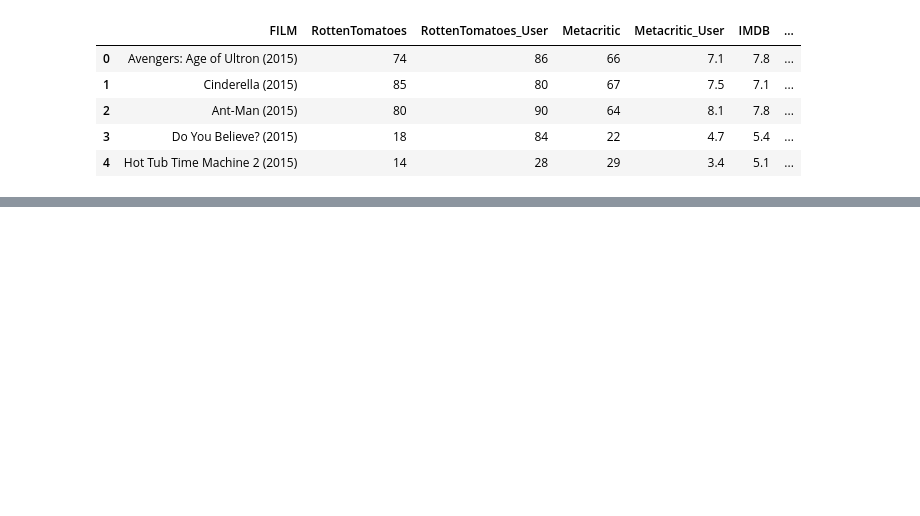
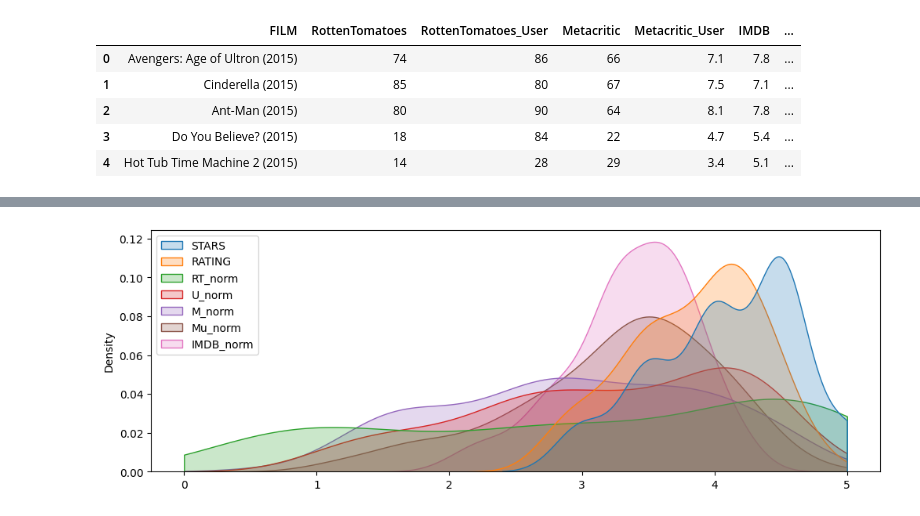
Before and after one commit to ibrahim10sy/learn-python, a Jupyter notebook: projet4.ipynb, the cells around one changed output, grey strips where cells are left out. Saved outputs shown, nothing was run; the diff lists cells and outputs as text; code cells hidden in the pictures; blank space fills up the shorter version.

```diff
--- a/projet4.ipynb
+++ b/projet4.ipynb
@@ -51,7 +52,7 @@ df['RT_norm'] = np.round(df['RottenTomatoes'] / 20 , 1)
 df['U_norm'] = np.round(df['RottenTomatoes_User'] / 20 , 1)
 # %%
 df['M_norm'] = np.round(df['Metacritic'] / 20 , 1)
-df['Mu_norm'] = np.round(df['Metacritic_User'] / 20 , 1)
+df['Mu_norm'] = np.round(df['Metacritic_User'] / 2, 1)
 # %%
 df['IMDB_norm'] = np.round(df['IMDB'] / 2 , 1)
 # %%
@@ -65,0 +75,3 @@ df.head()
+# %%
+norm_score = df[['STARS', 'RATING', 'RT_norm', 'U_norm',
+       'M_norm', 'Mu_norm', 'IMDB_norm']]
@@ -65,0 +96,5 @@ df.head()
+# %%
+plt.figure(figsize=(12,4))
+sns.kdeplot(norm_score, clip=(0,5), color='magma', fill=True);
+# %% [output]
+[figure, added]
```
Also changed, not shown: parts of 11 cells of this notebook.
